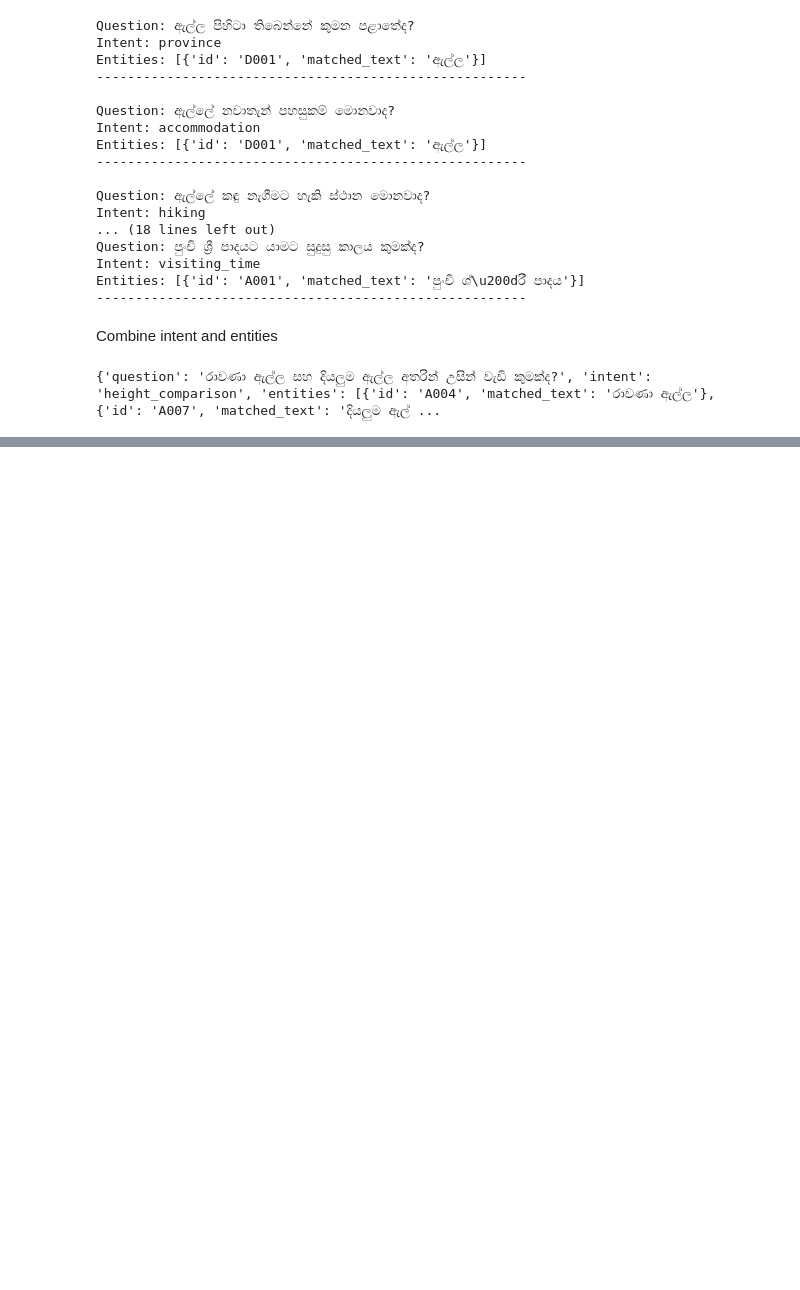
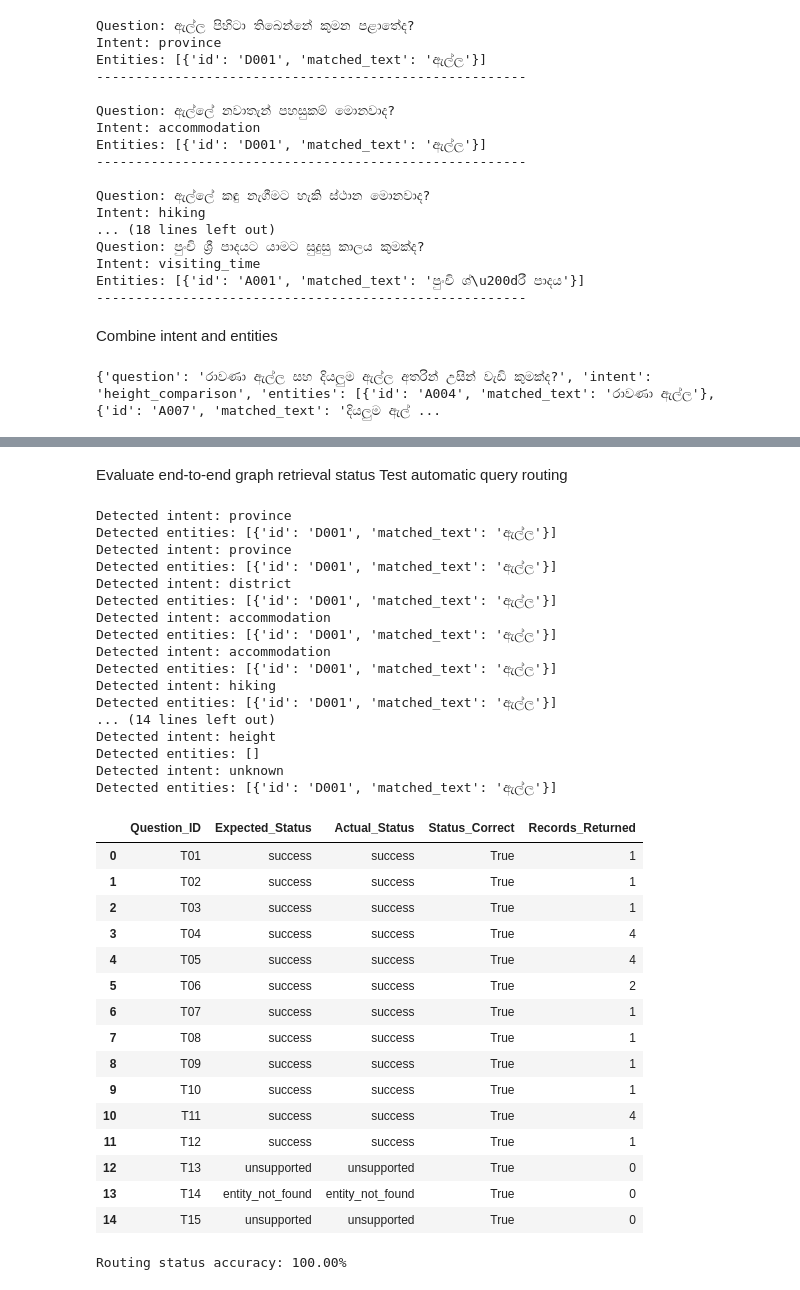
Before and after one commit to ThiyangiS/Sinhala-KG-SinLlama-Chatbot, a Jupyter notebook: notebooks/05_sinhala_question_processing.ipynb, the cells around one changed output, grey strips where cells are left out. Saved outputs shown, nothing was run; the diff lists cells and outputs as text; code cells hidden in the pictures; blank space fills up the shorter version.

Commit message:
completed the initial Knowledge Graph retrieval

```diff
--- a/notebooks/05_sinhala_question_processing.ipynb
+++ b/notebooks/05_sinhala_question_processing.ipynb
@@ -202,0 +468,7 @@ print(test)
+# %%
+question = "රාවණා ඇල්ලේ උස කීයද?"
+
+result = retrieve_answer(question)
+
+print("\nRetrieval result:")
+print(result)
@@ -202,0 +743,63 @@ print(test)
+# %% [markdown]
+Evaluate end-to-end graph retrieval status
+Test automatic query routing
+# %%
+routing_results = []
+
+for item in evaluation_questions:
+
+    result = retrieve_answer(item["question"])
+
+    routing_results.append({
+        "Question_ID": item["id"],
+        "Expected_Status": item["expected_status"],
+        "Actual_Status": result["status"],
+        "Status_Correct": (
+            result["status"] == item["expected_status"]
+        ),
+        "Records_Returned": len(result["data"])
+    })
+
+routing_eval_df = pd.DataFrame(routing_results)
+
+display(routing_eval_df)
+
+print(
+    "Routing status accuracy:",
+    f"{routing_eval_df['Status_Correct'].mean():.2%}"
+)
+# %% [output]
+Detected intent: province
+Detected entities: [{'id': 'D001', 'matched_text': 'ඇල්ල'}]
+Detected intent: province
+Detected entities: [{'id': 'D001', 'matched_text': 'ඇල්ල'}]
+Detected intent: district
+Detected entities: [{'id': 'D001', 'matched_text': 'ඇල්ල'}]
+Detected intent: accommodation
+Detected entities: [{'id': 'D001', 'matched_text': 'ඇල්ල'}]
+Detected intent: accommodation
+Detected entities: [{'id': 'D001', 'matched_text': 'ඇල්ල'}]
+Detected intent: hiking
+Detected entities: [{'id': 'D001', 'matched_text': 'ඇල්ල'}]
+... (14 lines left out)
+Detected intent: height
+Detected entities: []
+Detected intent: unknown
+Detected entities: [{'id': 'D001', 'matched_text': 'ඇල්ල'}]
+|  | Question_ID | Expected_Status | Actual_Status | Status_Correct | Records_Returned |
+| 0 | T01 | success | success | True | 1 |
+| 1 | T02 | success | success | True | 1 |
+| 2 | T03 | success | success | True | 1 |
+| 3 | T04 | success | success | True | 4 |
+| 4 | T05 | success | success | True | 4 |
+| 5 | T06 | success | success | True | 2 |
+| 6 | T07 | success | success | True | 1 |
+| 7 | T08 | success | success | True | 1 |
+| 8 | T09 | success | success | True | 1 |
+| 9 | T10 | success | success | True | 1 |
+| 10 | T11 | success | success | True | 4 |
+| 11 | T12 | success | success | True | 1 |
+| 12 | T13 | unsupported | unsupported | True | 0 |
+| 13 | T14 | entity_not_found | entity_not_found | True | 0 |
+| 14 | T15 | unsupported | unsupported | True | 0 |
+Routing status accuracy: 100.00%
```
Also changed, not shown: parts of 26 cells of this notebook, 10 other files.
